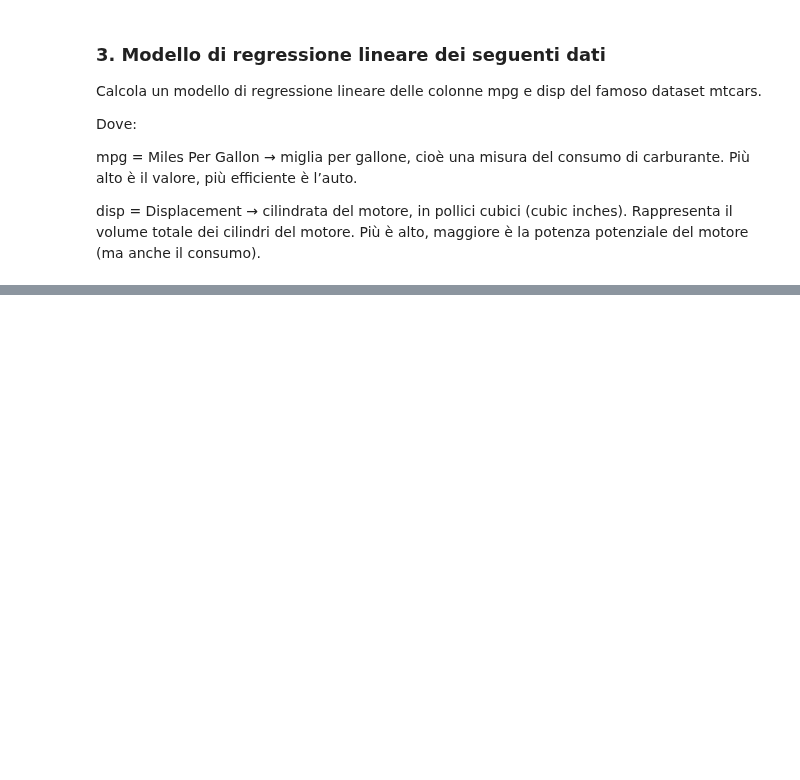
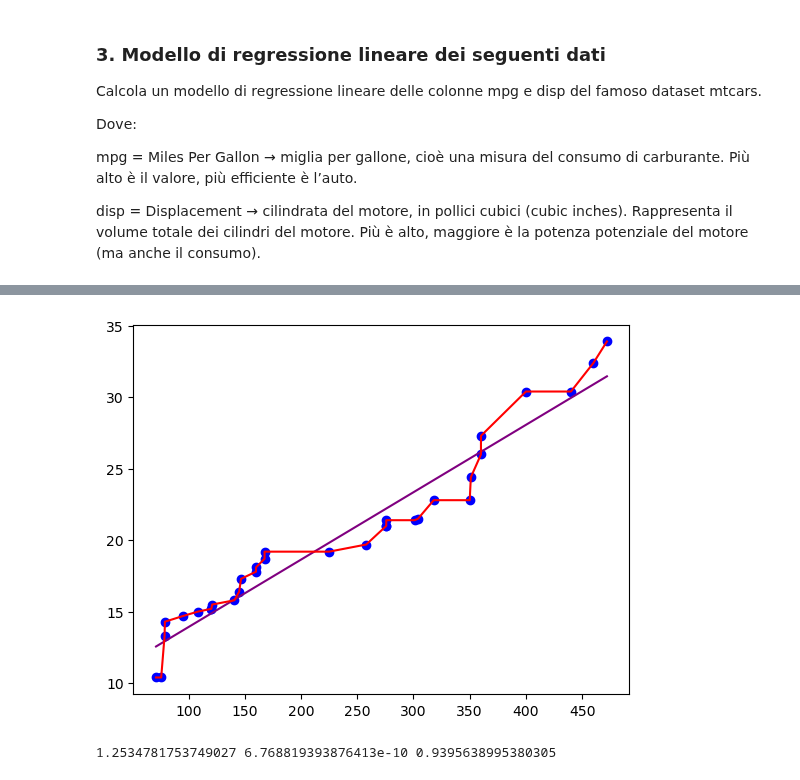
Before and after one commit to AlessioTinti05/ProgrammingLab2, a Jupyter notebook: 6_Esercizi_lez_6.ipynb, the cells around one changed output, grey strips where cells are left out. Saved outputs shown, nothing was run; the diff lists cells and outputs as text; code cells hidden in the pictures; blank space fills up the shorter version.

```diff
--- a/6_Esercizi_lez_6.ipynb
+++ b/6_Esercizi_lez_6.ipynb
@@ -196,0 +149,33 @@ R^2 (coefficiente di determinazione): 0.7183433404897299
+# %%
+import pandas as pd
+import numpy as np
+import scipy as sp
+import matplotlib.pyplot as plt
+# Load dataset from URL
+df = pd.read_csv('https://gist.githubusercontent.com/seankross/a412dfbd88b3db70b74b/raw/5f23f993cd87c283ce766e7ac6b329ee7cc2e1d1/mtcars.csv')
+df
+
+x = df["disp"].values
+y = df["mpg"].values
+y2 = np.sort(y.copy())
+x2 = np.sort(x.copy())
+def retta(x,a,b):
+    return a*x + b
+
+parametri, _= sp.optimize.curve_fit(retta, x2, y2)
+a = parametri[0]
+b = parametri[1]
+
+plt.scatter(x2,y2, color="blue")
+plt.plot(x2, a*x2 + b, color="purple")
+plt.plot(x2,y2, color="red")
+plt.show()
+
+y2_pred = retta(x2, *parametri)
+MAE = np.mean(np.abs(y2-y2_pred))
+RMSE = np.sqrt(np.mean(y2-y2_pred)**2)
+R2 = 1 - (np.sum((y2 - y2_pred)**2) / np.sum((y2 - np.mean(y2))**2))
+print(MAE, RMSE, R2)
+# %% [output]
+[figure, added]
+1.2534781753749027 6.768819393876413e-10 0.9395638995380305
```
Also changed, not shown: parts of 1 cell of this notebook.
